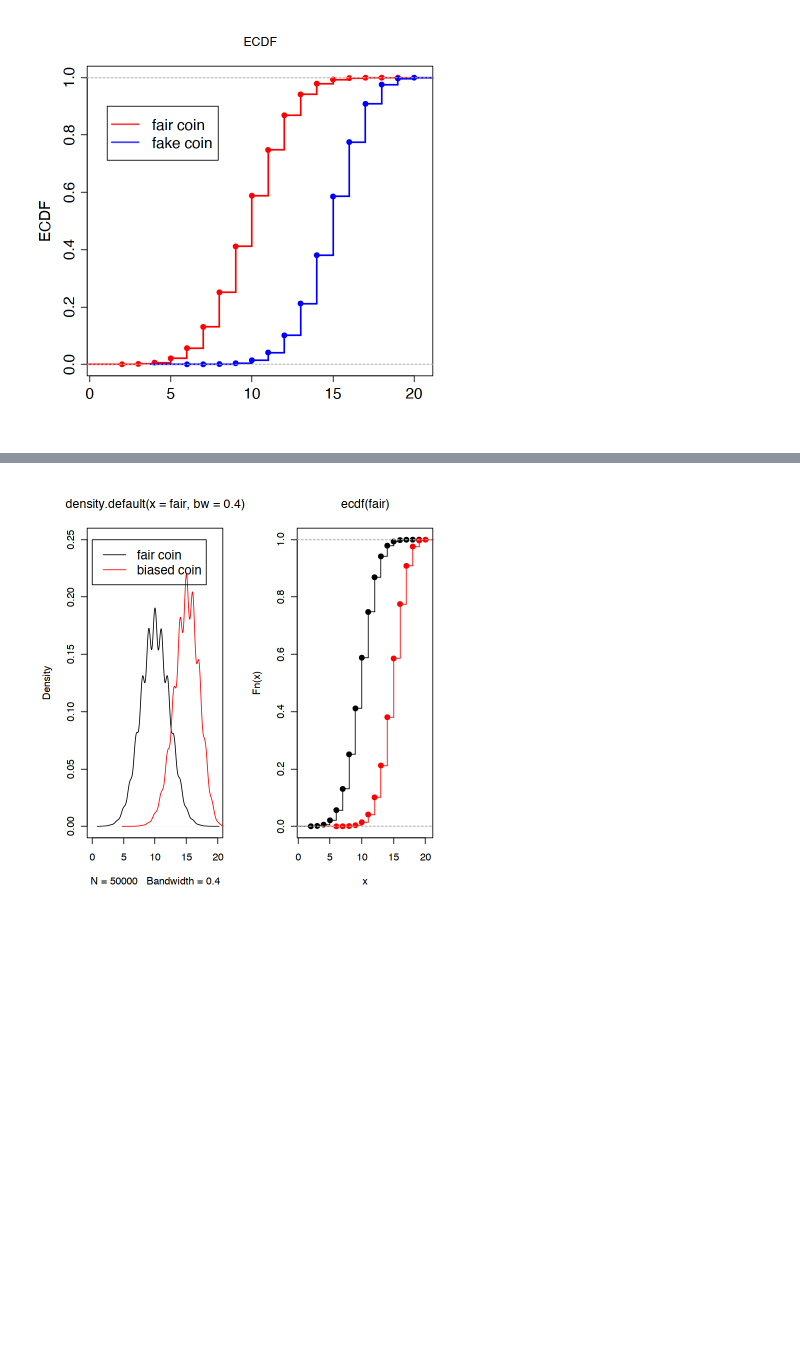
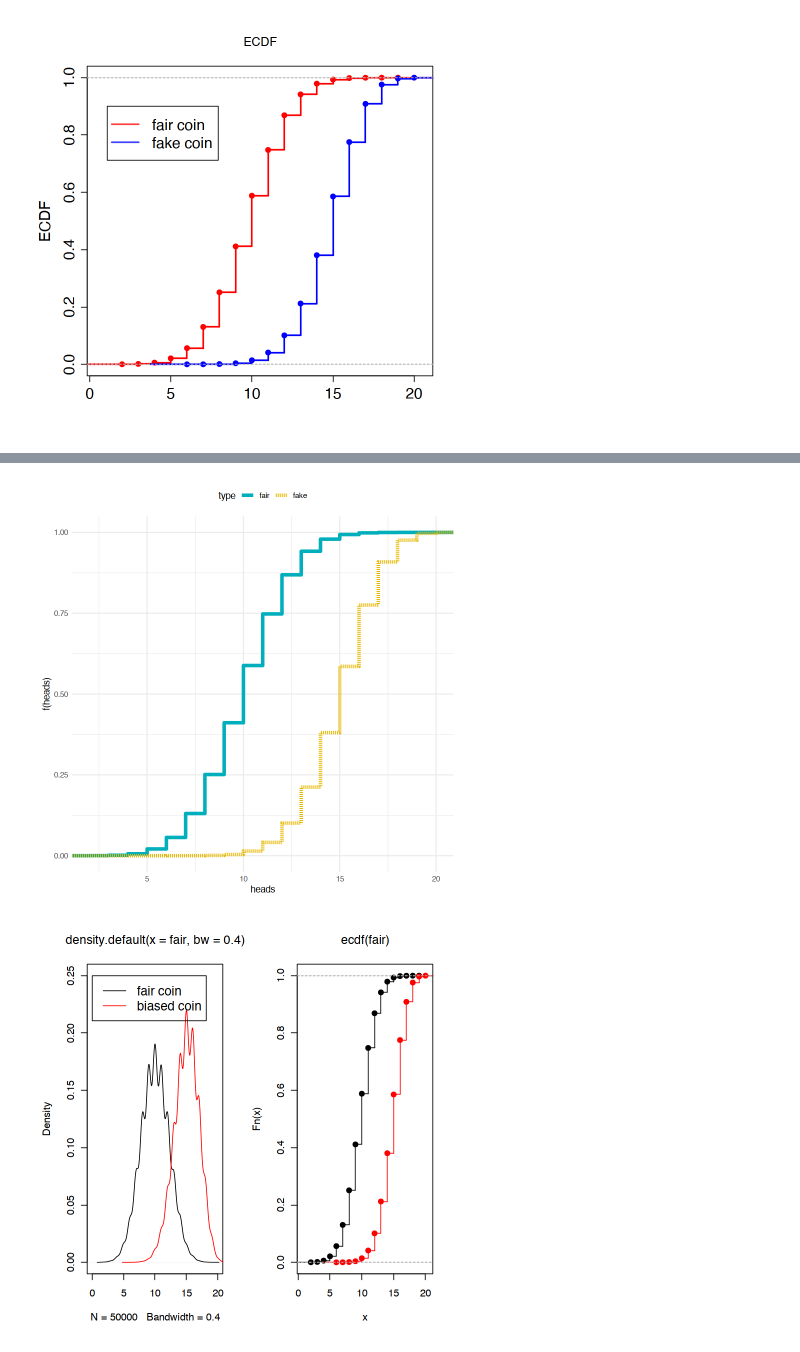
Before and after one commit to norberello/bayes.coins-and-earth-tosses, a Jupyter notebook: Bayes theorem with coins and water.ipynb, the cells around one changed output, grey strips where cells are left out. Saved outputs shown, nothing was run; the diff lists cells and outputs as text; code cells hidden in the pictures; blank space fills up the shorter version.

```diff
--- a/Bayes theorem with coins and water.ipynb
+++ b/Bayes theorem with coins and water.ipynb
@@ -73,3 +73,8 @@ legend(1.1, 0.9, c("fair coin","fake coin"), col=c(rgb(1,0,0,0.75),rgb(0,0,1,0.7
        merge = TRUE, bg = "white",cex=1.5)
 # %% [output]
 [figure]
+# %%
+#placing in dataframe fair and fake coin outputs
+df_temp <- data.frame(heads=c(fair,biased),
+    type=c(rep("fair",length=50000),rep("fake",length=50000)))
+head(df_temp)
@@ -76,3 +91,19 @@ legend(1.1, 0.9, c("fair coin","fake coin"), col=c(rgb(1,0,0,0.75),rgb(0,0,1,0.7
+# %%
+library(ggplot2)
+theme_set(
+  theme_minimal() +
+    theme(legend.position = "top")
+  )
+# %%
+# feeding into ggplot.
+library(ggplot2)
+ggplot(df_temp, aes(x = heads)) +
+  stat_ecdf(aes(color = type,linetype = type),
+              geom = "step", size = 1.5) +
+  scale_color_manual(values = c("#00AFBB", "#E7B800"))+
+  labs(y = "f(heads)")
+# %% [output]
+[figure, added]
 # %%
 par(mfrow=c(1,2))
 plot(density(fair,bw=0.4),ylim=c(0,.25),xlim=c(0,20))
```
Also changed, not shown: parts of 2 cells of this notebook, 1 other file.
